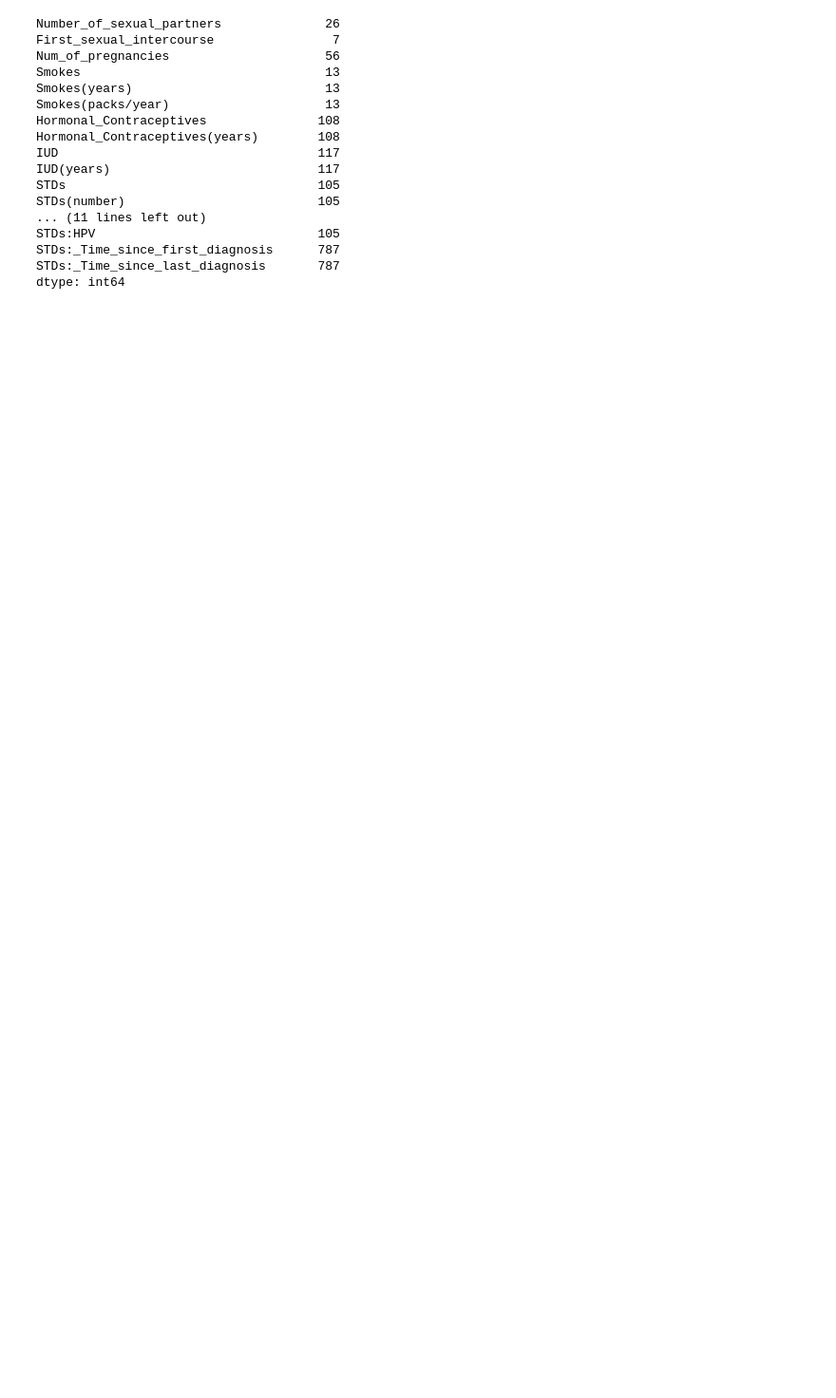
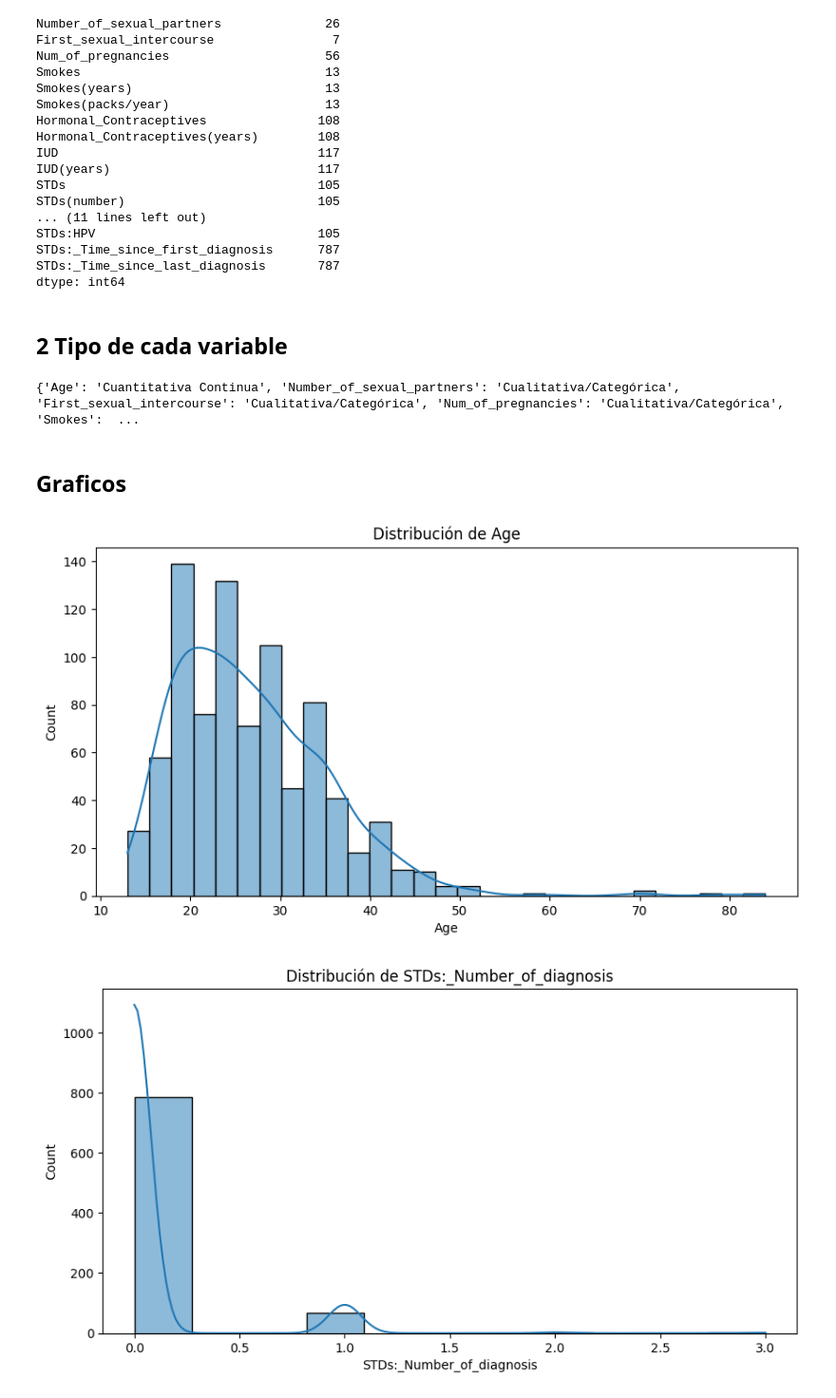
Before and after one commit to Gegdgt/Lab1-DataScience, a Jupyter notebook: Lab1.ipynb, the cells around one changed output. Shown at 95% size. Saved outputs shown, nothing was run; the diff lists cells and outputs as text; code cells hidden in the pictures; blank space fills up the shorter version.

```diff
--- a/Lab1.ipynb
+++ b/Lab1.ipynb
@@ -246,3 +245,33 @@ STDs:HPV                              105
 STDs:_Time_since_first_diagnosis      787
 STDs:_Time_since_last_diagnosis       787
 dtype: int64
+# %% [markdown]
+## 2 Tipo de cada variable
+# %%
+# Determinar el tipo de cada variable (cualitativa o categórica, cuantitativa continua, cuantitativa discreta)
+var_types = {}
+for col in df.columns:
+    if df[col].dtype == 'O':
+        var_types[col] = 'Cualitativa/Categórica'
+    elif df[col].nunique() < 10:
+        var_types[col] = 'Cuantitativa Discreta'
+    else:
+        var_types[col] = 'Cuantitativa Continua'
+
+print(var_types)
+# %% [output]
+{'Age': 'Cuantitativa Continua', 'Number_of_sexual_partners': 'Cualitativa/Categórica', 'First_sexual_intercourse': 'Cualitativa/Categórica', 'Num_of_pregnancies': 'Cualitativa/Categórica', 'Smokes':  ...
+# %% [markdown]
+## Graficos
+# %%
+# Gráficos para variables cuantitativas
+num_vars = [col for col, tipo in var_types.items() if 'Cuantitativa' in tipo]
+
+for col in num_vars:
+    plt.figure(figsize=(10, 5))
+    sns.histplot(df[col].dropna(), kde=True)
+    plt.title(f'Distribución de {col}')
+    plt.show()
+# %% [output]
+[figure, added]
+[figure, added]
```
Also changed, not shown: parts of 13 cells of this notebook.
